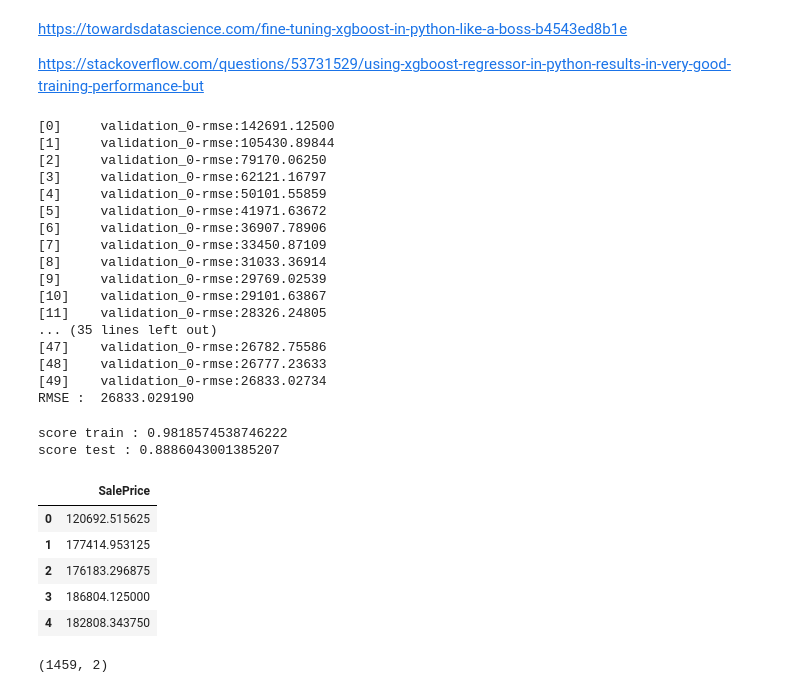
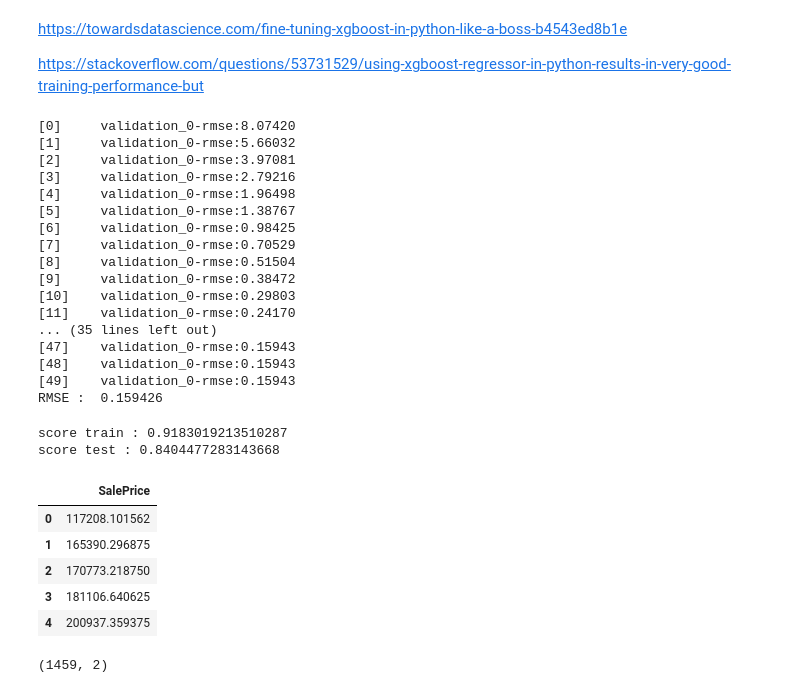
Before and after one commit to NandoGoncalves/House_Prices, a Jupyter notebook: house-prices_e00.ipynb, the cells around one changed output. Saved outputs shown, nothing was run; the diff lists cells and outputs as text; code cells hidden in the pictures.

```diff
--- a/house-prices_e00.ipynb
+++ b/house-prices_e00.ipynb
@@ -111,7 +111,7 @@ df_train.shape
 ##### Fill the nan
 # %%
 df_train_num =  df_train.select_dtypes(include='number')
-df_train_num.fillna(df_train_num.mean(), inplace=True)
+df_train_num.fillna(df_train_num.median(), inplace=True)
 
 
 df_train_cat = df_train.select_dtypes(include='object')
@@ -280,0 +288,2 @@ print(df_train.shape, df_test.shape)
+# %%
+target = np.log1p(target['SalePrice'])
@@ -328,42 +338,42 @@ pred = xgb_r.predict(X_test)
 rmse = np.sqrt(mean_squared_error(y_test, pred))
 print("RMSE : % f" %(rmse))
 # %% [output]
-[0]     validation_0-rmse:142691.12500
-[1]     validation_0-rmse:105430.89844
-[2]     validation_0-rmse:79170.06250
-[3]     validation_0-rmse:62121.16797
-[4]     validation_0-rmse:50101.55859
-[5]     validation_0-rmse:41971.63672
-[6]     validation_0-rmse:36907.78906
-[7]     validation_0-rmse:33450.87109
-[8]     validation_0-rmse:31033.36914
-[9]     validation_0-rmse:29769.02539
-[10]    validation_0-rmse:29101.63867
-[11]    validation_0-rmse:28326.24805
+[0]     validation_0-rmse:8.07420
+[1]     validation_0-rmse:5.66032
+[2]     validation_0-rmse:3.97081
+[3]     validation_0-rmse:2.79216
+[4]     validation_0-rmse:1.96498
+[5]     validation_0-rmse:1.38767
+[6]     validation_0-rmse:0.98425
+[7]     validation_0-rmse:0.70529
+[8]     validation_0-rmse:0.51504
+[9]     validation_0-rmse:0.38472
+[10]    validation_0-rmse:0.29803
+[11]    validation_0-rmse:0.24170
 ... (35 lines left out)
-[47]    validation_0-rmse:26782.75586
-[48]    validation_0-rmse:26777.23633
-[49]    validation_0-rmse:26833.02734
-RMSE :  26833.029190
+[47]    validation_0-rmse:0.15943
+[48]    validation_0-rmse:0.15943
+[49]    validation_0-rmse:0.15943
+RMSE :  0.159426
 # %%
 print("score train :",xgb_r.score(X_train, y_train))
 print("score test :", xgb_r.score(X_test, y_test))
 # %% [output]
-score train : 0.9818574538746222
-score test : 0.8886043001385207
+score train : 0.9183019213510287
+score test : 0.8404477283143668
 # %%
 #pred = xgb_r.predict(pca.transform(df_test))
 pred = xgb_r.predict(df_test)
 
-df_pred = pd.DataFrame(pred, columns=['SalePrice'])
+df_pred = pd.DataFrame(np.expm1(pred), columns=['SalePrice'])
 df_pred.head()
 # %% [output]
 |  | SalePrice |
-| 0 | 120692.515625 |
-| 1 | 177414.953125 |
-| 2 | 176183.296875 |
-| 3 | 186804.125000 |
-| 4 | 182808.343750 |
+| 0 | 117208.101562 |
+| 1 | 165390.296875 |
+| 2 | 170773.218750 |
+| 3 | 181106.640625 |
+| 4 | 200937.359375 |
 # %%
 df_pred = df_test_Id.join(df_pred)
 
```
Also changed, not shown: parts of 13 cells of this notebook, 3 other files.
